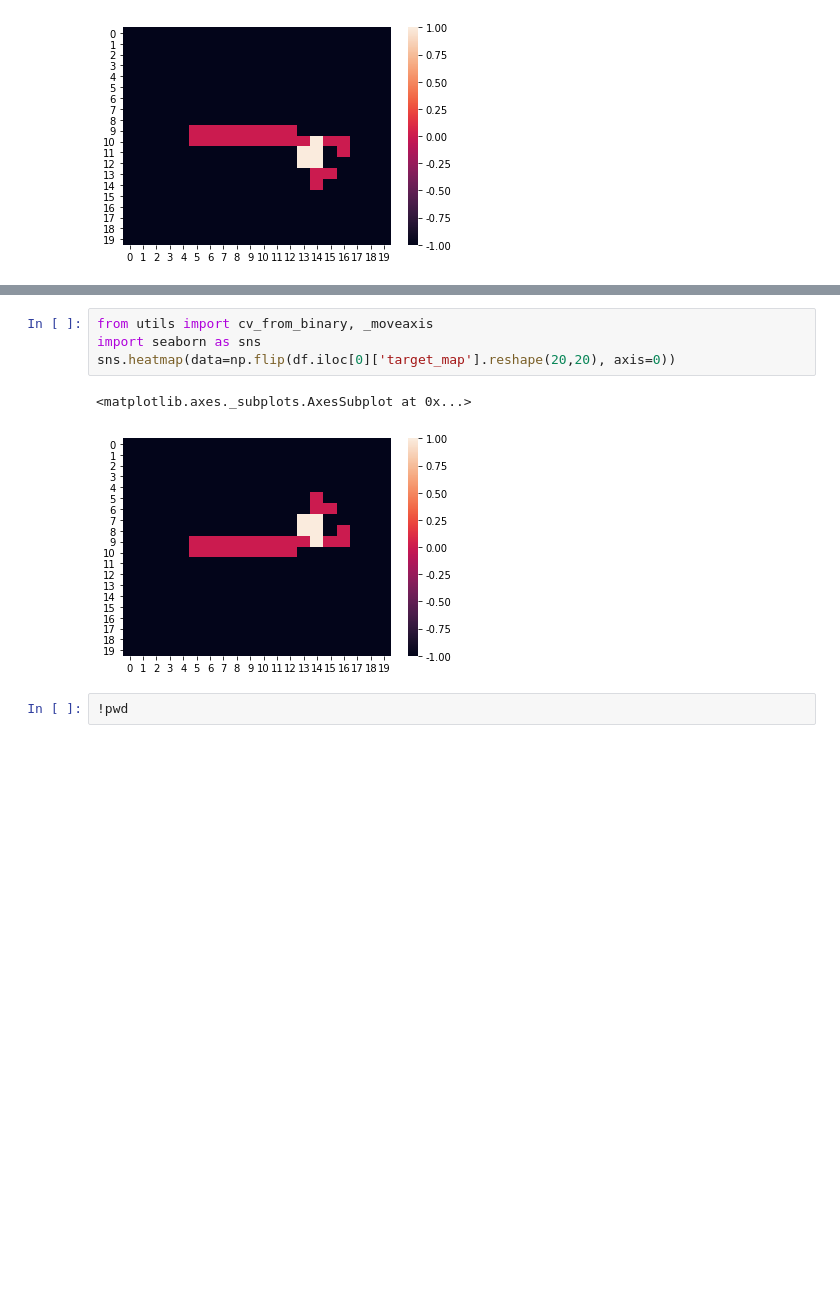
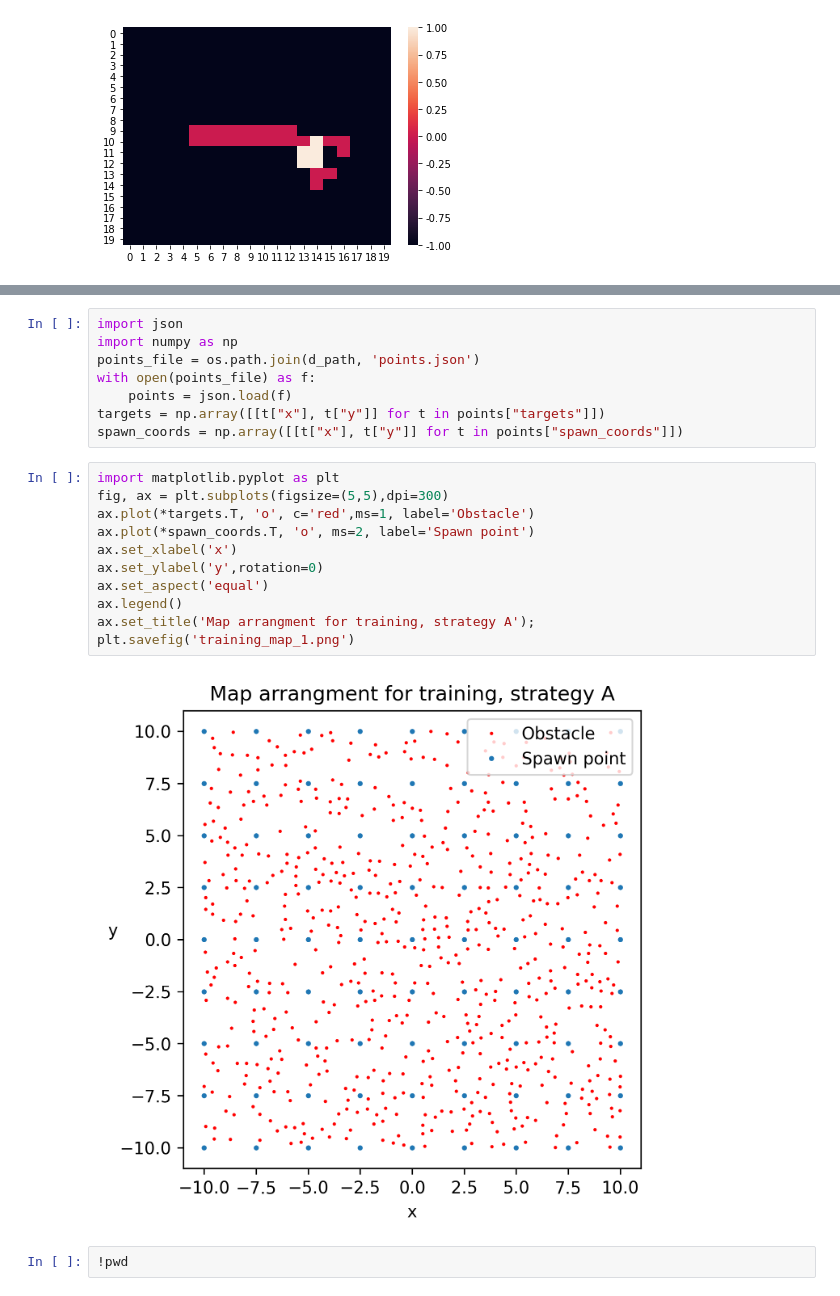
Before and after one commit to Neflux/active_learning, a Jupyter notebook: notebooks/Prediction.ipynb, the cells around one changed output, grey strips where cells are left out. Drawn from its saved outputs; the diff is of its cells as text; blank space fills up the shorter version.

```diff
--- a/notebooks/Prediction.ipynb
+++ b/notebooks/Prediction.ipynb
@@ -46,10 +67,24 @@ ValueError: step must be greater than zero
-# %%
-from utils import cv_from_binary, _moveaxis
-import seaborn as sns
-sns.heatmap(data=np.flip(df.iloc[0]['target_map'].reshape(20,20), axis=0))
-# %% [output]
-<matplotlib.axes._subplots.AxesSubplot at 0x...>
-[figure, removed]
+# %%
+import json
+import numpy as np
+points_file = os.path.join(d_path, 'points.json')
+with open(points_file) as f:
+    points = json.load(f)
+targets = np.array([[t["x"], t["y"]] for t in points["targets"]])
+spawn_coords = np.array([[t["x"], t["y"]] for t in points["spawn_coords"]])
+# %%
+import matplotlib.pyplot as plt
+fig, ax = plt.subplots(figsize=(5,5),dpi=300)
+ax.plot(*targets.T, 'o', c='red',ms=1, label='Obstacle')
+ax.plot(*spawn_coords.T, 'o', ms=2, label='Spawn point')
+ax.set_xlabel('x')
+ax.set_ylabel('y',rotation=0)
+ax.set_aspect('equal')
+ax.legend()
+ax.set_title('Map arrangment for training, strategy A');
+plt.savefig('training_map_1.png')
+# %% [output]
+[figure, added]
 # %%
 !pwd
 # %% [output]
```
Also changed, not shown: parts of 11 cells of this notebook, 10 other files.
